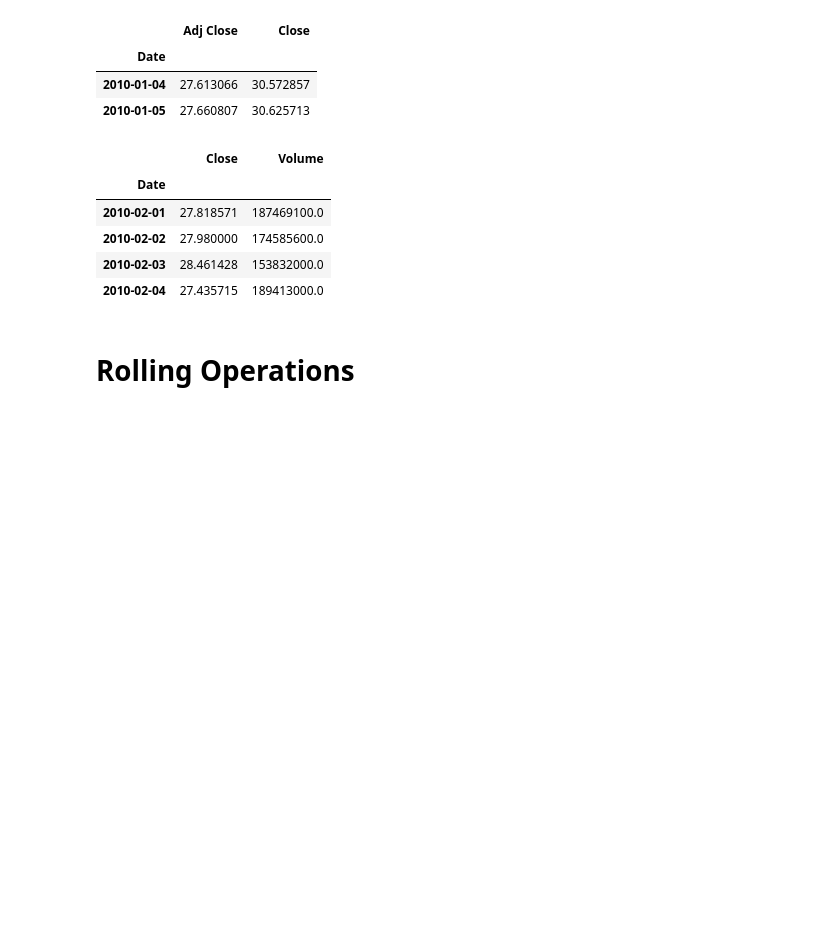
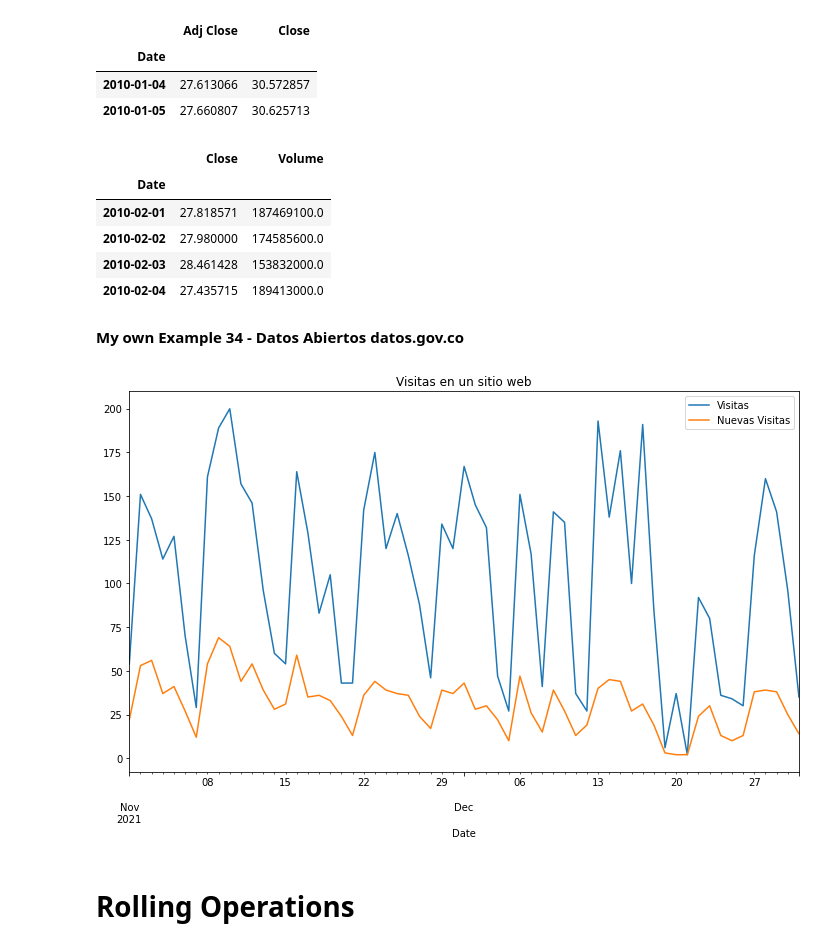
Before and after one commit to JuanXo375/AlgorithmsUN2023I, a Jupyter notebook: Lab2/Lab2.ipynb, the cells around one changed output. Saved outputs shown, nothing was run; the diff lists cells and outputs as text; code cells hidden in the pictures; blank space fills up the shorter version.

```diff
--- a/Lab2/Lab2.ipynb
+++ b/Lab2/Lab2.ipynb
@@ -1460,3 +1462,8 @@ aapl.loc[pd.Timestamp('2010-02-01'):pd.Timestamp('2010-02-04'), ['Close', 'Volum
 | 2010-02-02 | 27.980000 | 174585600.0 |
 | 2010-02-03 | 28.461428 | 153832000.0 |
 | 2010-02-04 | 27.435715 | 189413000.0 |
+# %% [markdown]
+**My own Example 34 - Datos Abiertos datos.gov.co**
+# %%
+web = pd.read_csv('Datos_m_tricos_sitio_Web.csv', parse_dates=['Date'], index_col='Date')
+web.head()
@@ -1463,3 +1472,9 @@ aapl.loc[pd.Timestamp('2010-02-01'):pd.Timestamp('2010-02-04'), ['Close', 'Volum
+# %%
+web.groupby(['Date'])['Visitas','Nuevas Visitas'].mean().ffill().plot();
+plt.gca().set_title("Visitas en un sitio web");
+plt.legend(bbox_to_anchor=(1, 1));
+# %% [output]
+[figure, added]
 # %% [markdown]
 # Rolling Operations
 # %% [markdown]
```
Also changed, not shown: parts of 28 cells of this notebook.
